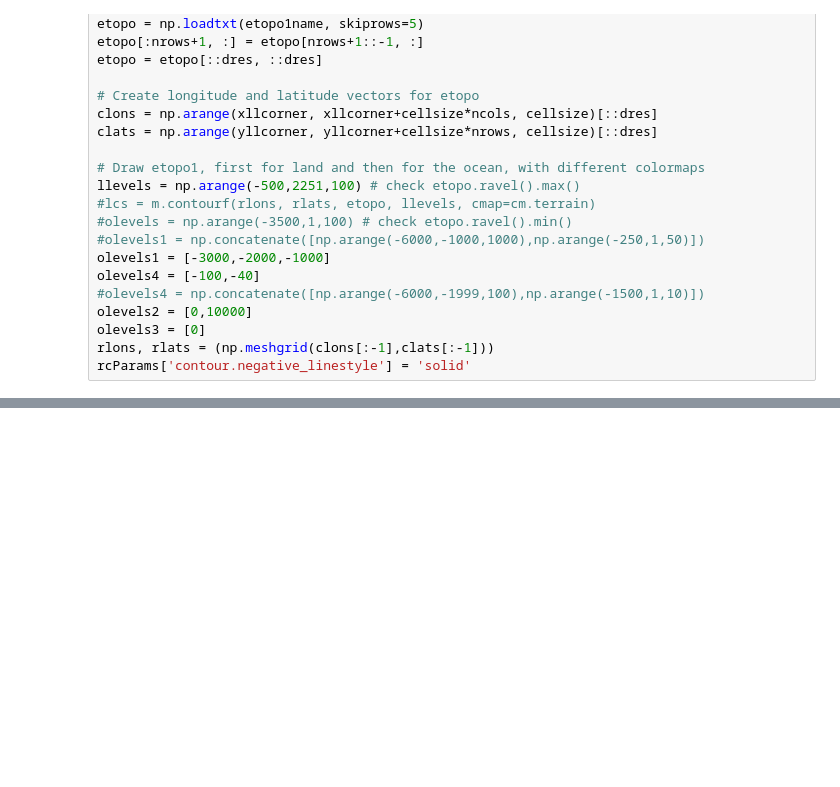
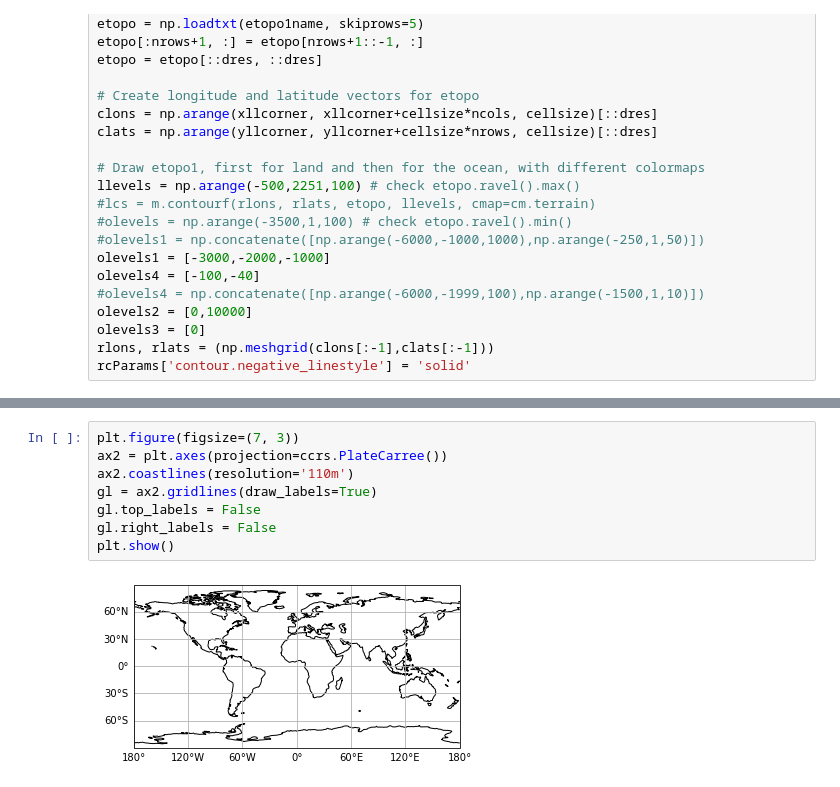
Before and after one commit to leviner/ChukchiTimeSeries, a Jupyter notebook: code/overviewMap.ipynb, the cells around one changed output, grey strips where cells are left out. Drawn from its saved outputs; the diff is of its cells as text; blank space fills up the shorter version.

```diff
--- a/code/overviewMap.ipynb
+++ b/code/overviewMap.ipynb
@@ -89,3 +89,13 @@ ax1.set_extent([-179.9,-145,54,74.1])
+# %%
+plt.figure(figsize=(7, 3))
+ax2 = plt.axes(projection=ccrs.PlateCarree())
+ax2.coastlines(resolution='110m')
+gl = ax2.gridlines(draw_labels=True)
+gl.top_labels = False
+gl.right_labels = False
+plt.show()
+# %% [output]
+[figure, added]
 # %%
 #Look at how much actually overlaps
 import matplotlib.colors as colors
```
Also changed, not shown: parts of 2 cells of this notebook, 1 other file.
